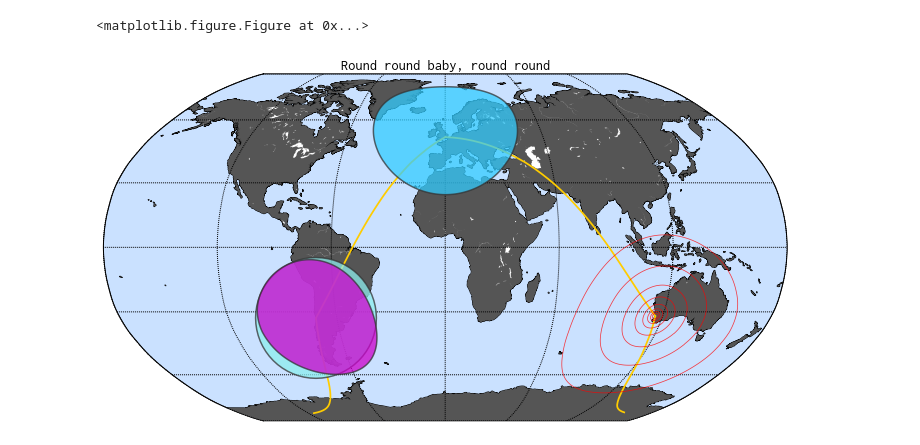
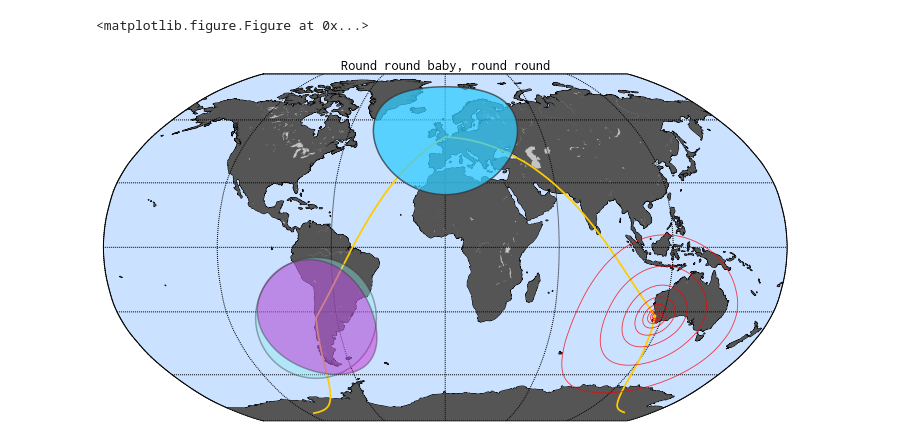
Before and after one commit to urschrei/Circles, a Jupyter notebook: circles.ipynb, the cells around one changed output. Saved outputs shown, nothing was run; the diff lists cells and outputs as text; code cells hidden in the pictures.

Commit message:
Fixing lake colour and alpha values

```diff
--- a/circles.ipynb
+++ b/circles.ipynb
@@ -39,38 +39,38 @@ fig = plt.figure()
 ax = fig.add_subplot(111, axisbg='w', frame_on=False)
 
 cpatch = PolygonPatch(casa, fc='#33CCFF', ec='#333333', lw=1.5, alpha=.75, zorder=2)
-rpatch = PolygonPatch(ritoque, fc='#8DEEEE', ec='#333333', lw=1.5, alpha=.75, zorder=2)
-rpatch_correct = PolygonPatch(ritoque_correct, fc='#CC00CC', ec='#333333', lw=1.5, alpha=.75, zorder=2)
+rpatch = PolygonPatch(ritoque, fc='#8DEEEE', ec='#333333', lw=1.5, alpha=.4, zorder=2)
+rpatch_correct = PolygonPatch(ritoque_correct, fc='#CC00CC', ec='#333333', lw=1.5, alpha=.4, zorder=2)
 # the concentric circles are treated as a PatchCollection
 ppatch = PatchCollection(
     [PolygonPatch(poly) for poly in perth],
-    color='none', edgecolor='#ff0000', lw=0.75, alpha=0.75, zorder=2)
+    color='none', edgecolor='#ff0000', lw=0.85, alpha=0.75, zorder=2)
 
 # draw map features
 m.drawcountries(linewidth=.5, color='#000000', zorder=1)
 m.drawcoastlines(linewidth=1., zorder=1)
-m.fillcontinents(color='#555555', lake_color='#FFFFFF',zorder=1)
+m.fillcontinents(color='#555555', lake_color='#C4C4C4',zorder=1)
 m.drawparallels(np.arange(-90., 120., 30.), alpha=0.5, lw=0.25, zorder=1)
 m.drawmeridians(np.arange(0., 360., 60.), alpha=0.5, lw=0.25, zorder=1)
 m.drawmapboundary(fill_color='#CAE1FF', linewidth=0.25)
 
 # draw circles
 ax.add_patch(cpatch)
 ax.add_patch(rpatch)
 ax.add_patch(rpatch_correct)
 ax.add_collection(ppatch)
 
 # draw great circles - note pert --> ritoque is correct as of Basemap v1.0.8
 m.drawgreatcircle(rlon, rlat, centerlon, centerlat, lw=1.75, color='#FFCC00', zorder=1)
 m.drawgreatcircle(centerlon, centerlat, plon, plat, lw=1.75, color='#FFCC00', zorder=1)
 m.drawgreatcircle(plon, plat, rlon, rlat, lw=1.75, color='#FFCC00', zorder=1)
 
 # with apologies to Sugababes
 plt.title("Round round baby, round round")
 plt.tight_layout()
 fig.set_size_inches(10., 5.5)
 plt.savefig('circles.png', alpha=True)
 plt.show()
 # %% [output]
 <matplotlib.figure.Figure at 0x...>
-[figure, old version]
+[figure, new version]
```
Also changed, not shown: 1 other file.
